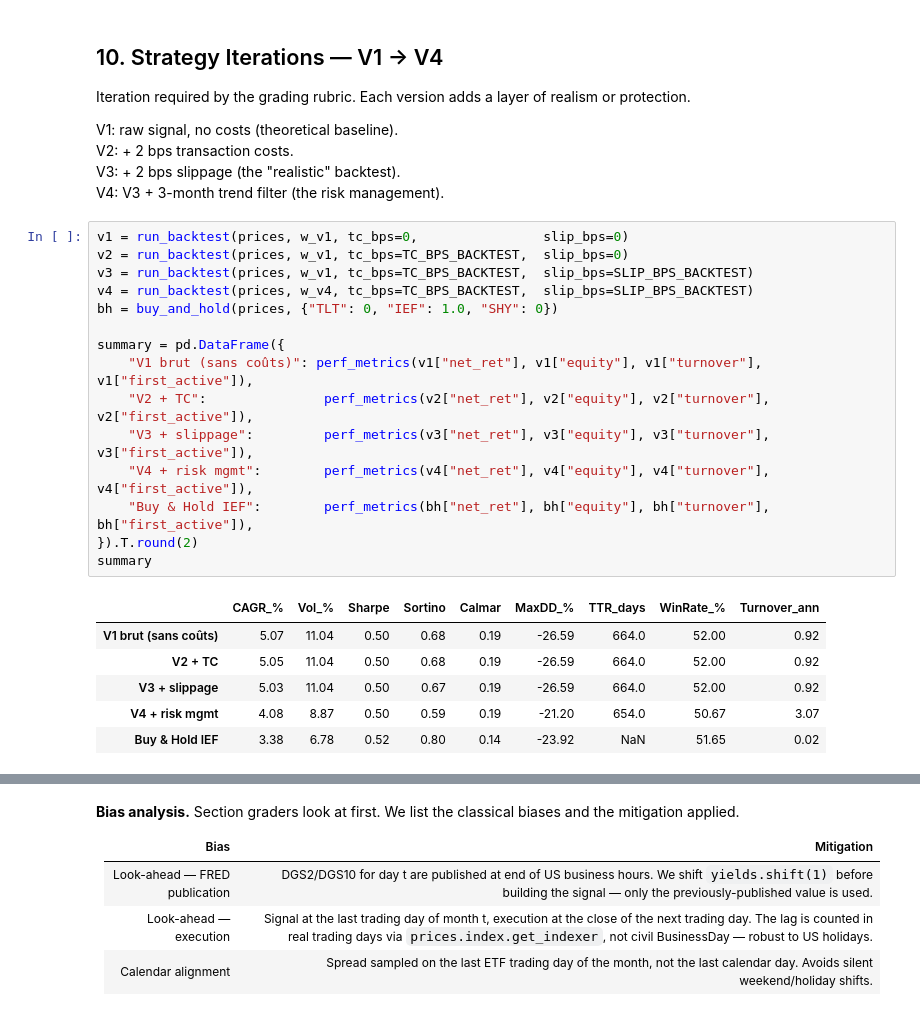
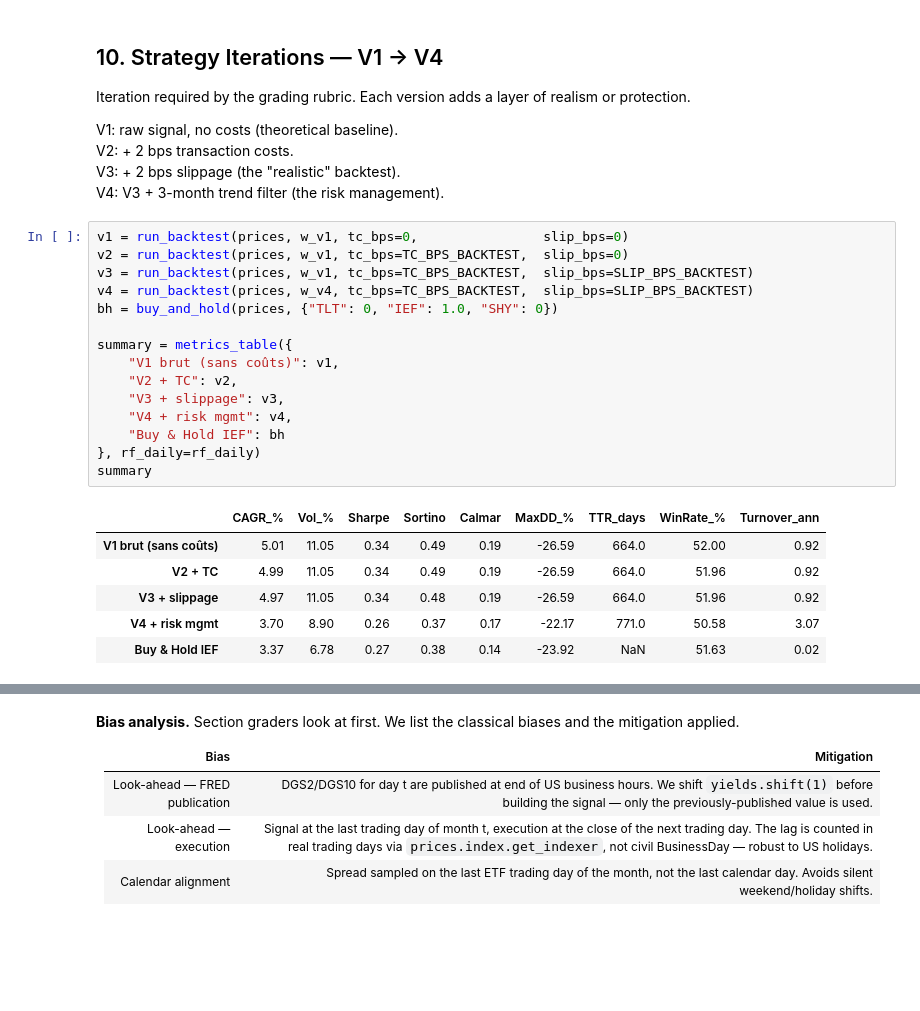
Before and after one commit to jbouniol/financial-engineering-lbo, a Jupyter notebook: notebooks/FINAL_notebook.ipynb, the cells around one changed output, grey strips where cells are left out. Saved outputs shown, nothing was run; the diff lists cells and outputs as text; blank space fills up the shorter version.

```diff
--- a/notebooks/FINAL_notebook.ipynb
+++ b/notebooks/FINAL_notebook.ipynb
@@ -512,25 +429,25 @@ V4: V3 + 3-month trend filter (the risk management).
 # %%
 v1 = run_backtest(prices, w_v1, tc_bps=0,                slip_bps=0)
 v2 = run_backtest(prices, w_v1, tc_bps=TC_BPS_BACKTEST,  slip_bps=0)
 v3 = run_backtest(prices, w_v1, tc_bps=TC_BPS_BACKTEST,  slip_bps=SLIP_BPS_BACKTEST)
 v4 = run_backtest(prices, w_v4, tc_bps=TC_BPS_BACKTEST,  slip_bps=SLIP_BPS_BACKTEST)
 bh = buy_and_hold(prices, {"TLT": 0, "IEF": 1.0, "SHY": 0})
 
-summary = pd.DataFrame({
-    "V1 brut (sans coûts)": perf_metrics(v1["net_ret"], v1["equity"], v1["turnover"], v1["first_active"]),
-    "V2 + TC":               perf_metrics(v2["net_ret"], v2["equity"], v2["turnover"], v2["first_active"]),
-    "V3 + slippage":         perf_metrics(v3["net_ret"], v3["equity"], v3["turnover"], v3["first_active"]),
-    "V4 + risk mgmt":        perf_metrics(v4["net_ret"], v4["equity"], v4["turnover"], v4["first_active"]),
-    "Buy & Hold IEF":        perf_metrics(bh["net_ret"], bh["equity"], bh["turnover"], bh["first_active"]),
-}).T.round(2)
+summary = metrics_table({
+    "V1 brut (sans coûts)": v1,
+    "V2 + TC": v2,
+    "V3 + slippage": v3,
+    "V4 + risk mgmt": v4,
+    "Buy & Hold IEF": bh
+}, rf_daily=rf_daily)
 summary
 # %% [output]
 |  | CAGR_% | Vol_% | Sharpe | Sortino | Calmar | MaxDD_% | TTR_days | WinRate_% | Turnover_ann |
-| V1 brut (sans coûts) | 5.07 | 11.04 | 0.50 | 0.68 | 0.19 | -26.59 | 664.0 | 52.00 | 0.92 |
-| V2 + TC | 5.05 | 11.04 | 0.50 | 0.68 | 0.19 | -26.59 | 664.0 | 52.00 | 0.92 |
-| V3 + slippage | 5.03 | 11.04 | 0.50 | 0.67 | 0.19 | -26.59 | 664.0 | 52.00 | 0.92 |
-| V4 + risk mgmt | 4.08 | 8.87 | 0.50 | 0.59 | 0.19 | -21.20 | 654.0 | 50.67 | 3.07 |
-| Buy & Hold IEF | 3.38 | 6.78 | 0.52 | 0.80 | 0.14 | -23.92 | NaN | 51.65 | 0.02 |
+| V1 brut (sans coûts) | 5.01 | 11.05 | 0.34 | 0.49 | 0.19 | -26.59 | 664.0 | 52.00 | 0.92 |
+| V2 + TC | 4.99 | 11.05 | 0.34 | 0.49 | 0.19 | -26.59 | 664.0 | 51.96 | 0.92 |
+| V3 + slippage | 4.97 | 11.05 | 0.34 | 0.48 | 0.19 | -26.59 | 664.0 | 51.96 | 0.92 |
+| V4 + risk mgmt | 3.70 | 8.90 | 0.26 | 0.37 | 0.17 | -22.17 | 771.0 | 50.58 | 3.07 |
+| Buy & Hold IEF | 3.37 | 6.78 | 0.27 | 0.38 | 0.14 | -23.92 | NaN | 51.63 | 0.02 |
 # %%
 fig, axes = plt.subplots(2, 1, figsize=(11, 8), sharex=True)
 
```
Also changed, not shown: parts of 10 cells of this notebook, 4 other files.
